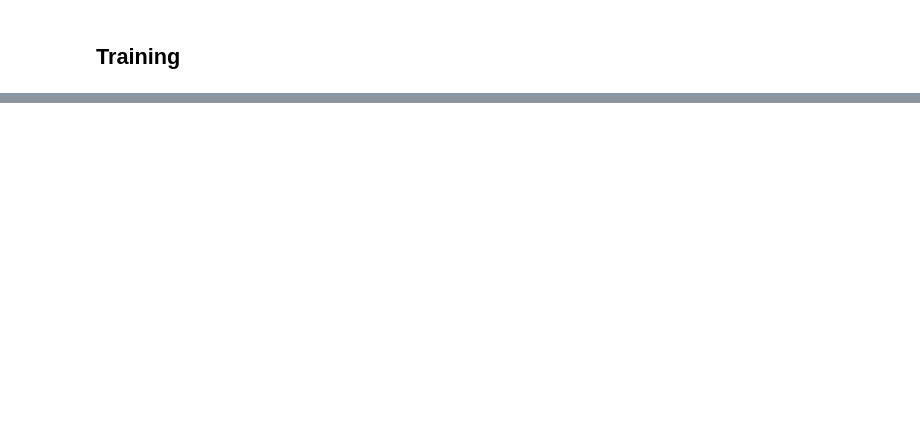
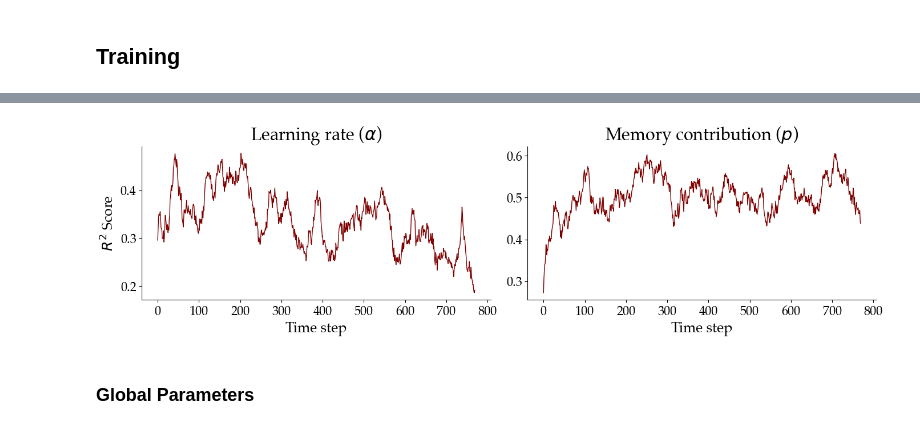
Before and after one commit to LuSchumacher/non-stationary-reinforcement-learning, a Jupyter notebook: rlwm/notebooks/rlwm_development.ipynb, the cells around one changed output, grey strips where cells are left out. Saved outputs shown, nothing was run; the diff lists cells and outputs as text; code cells hidden in the pictures; blank space fills up the shorter version.

```diff
--- a/rlwm/notebooks/rlwm_development.ipynb
+++ b/rlwm/notebooks/rlwm_development.ipynb
@@ -165,0 +227,5 @@ f = bf.diagnostics.plot_losses(history)
+# %%
+NUM_STEPS = validation_sims['sim_data'].shape[1]
+print(
+    f"Estimation will be performed on data sets with {NUM_STEPS} simulated trials."
+)
@@ -165,0 +288,23 @@ f = bf.diagnostics.plot_losses(history)
+# %%
+r2_scores = np.zeros((NUM_STEPS, 2))
+for t in range(NUM_STEPS):
+    for p in range(2):
+        r2_scores[t, p] = r2_score(true_theta[:, t, p], post_theta_median[:, t, p])
+# %%
+fig, axarr = plt.subplots(1, 2, figsize=(14, 4))
+for i, ax in enumerate(axarr.flat):
+    ax.plot(range(NUM_STEPS), r2_scores[: , i], linewidth=1, color='maroon')
+    ax.set_title(f'{THETA_NAMES[i]} ({THETA_LABELS[i]})', fontsize=FONT_SIZE_1)
+    ax.tick_params(axis='both', which='major', labelsize=FONT_SIZE_3)
+    if i == 0:
+        ax.set_ylabel(r"$R^2$ Score", fontsize=FONT_SIZE_2)
+        fig.subplots_adjust(hspace=0.5)
+        # fig.legend(fontsize=FONT_SIZE_2, bbox_to_anchor=(0.5, -0.05), loc="center", ncol=2)
+    ax.set_xlabel("Time step", fontsize=FONT_SIZE_2)
+
+sns.despine()
+fig.tight_layout()
+# %% [output]
+[figure, added]
+# %% [markdown]
+### Global Parameters
```
Also changed, not shown: parts of 40 cells of this notebook, 4 other files.
